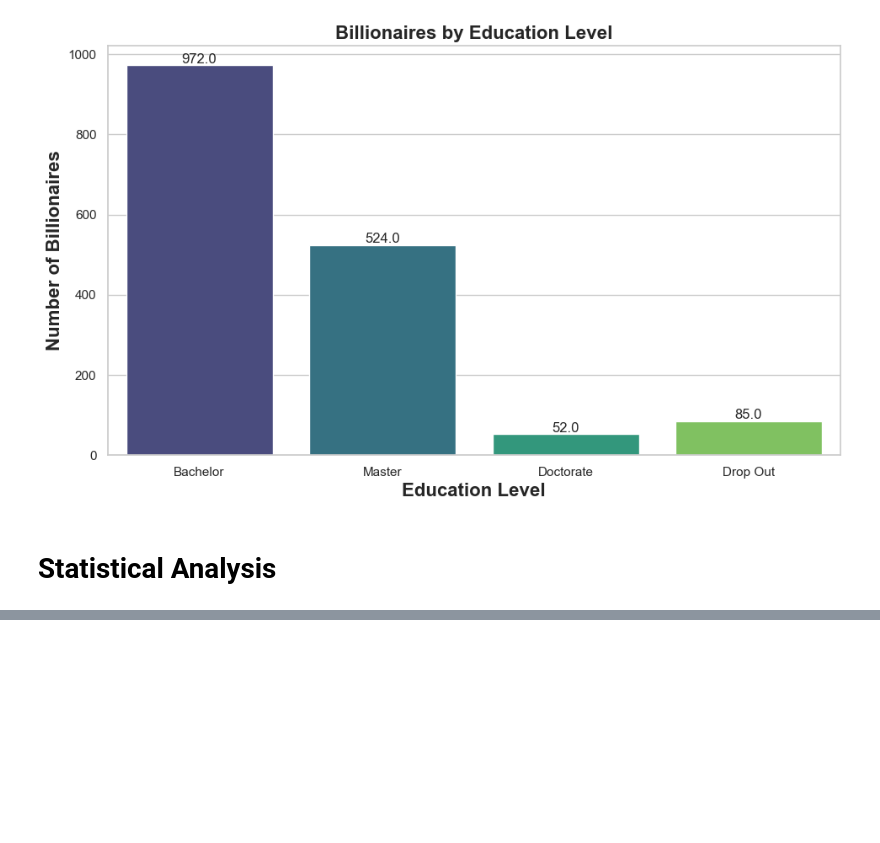
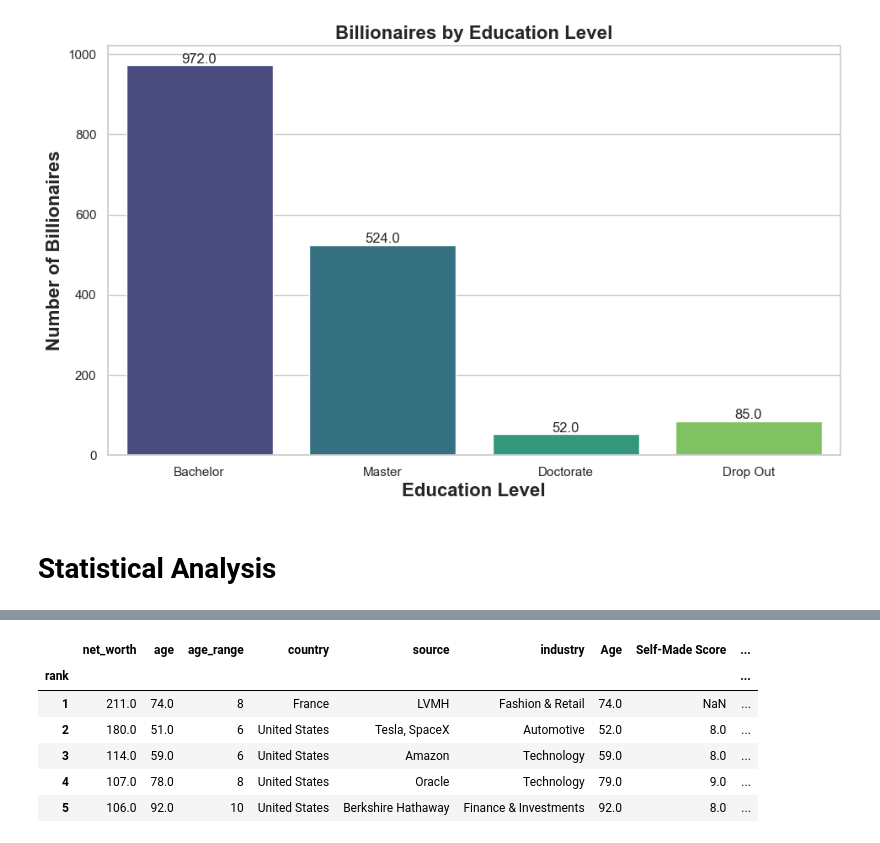
Before and after one commit to Spikes666/Data-Dive-3, a Jupyter notebook: main.ipynb, the cells around one changed output, grey strips where cells are left out. Saved outputs shown, nothing was run; the diff lists cells and outputs as text; code cells hidden in the pictures; blank space fills up the shorter version.

```diff
--- a/main.ipynb
+++ b/main.ipynb
@@ -287,0 +300,19 @@ plt.show()
+# %%
+# Second - Select categorical variables to convert to dummies and drop the rest
+
+# Get a list of object-type columns
+object_columns = df_stats.select_dtypes(include=['object']).columns.tolist()
+
+# Print the list of object-type columns
+print("Object-type columns:", object_columns)
+
+# Print the count of unique entries in each object-type column
+for column in object_columns:
+    unique_count = df_stats[column].nunique()
+    print(f"Column '{column}' has {unique_count} unique entries.")
+
+# Create droplist
+drop_list = ['name','forbes_id','Source of Wealth','Residence','Education']
+
+# Drop droplist
+df_stats = df_stats.drop(drop_list, axis=1)
@@ -287,0 +331,10 @@ plt.show()
+# %%
+df_stats.head()
+# %% [output]
+|  | net_worth | age | age_range | country | source | industry | Age | Self-Made Score | ... |
+| rank |  |  |  |  |  |  |  |  | ... |
+| 1 | 211.0 | 74.0 | 8 | France | LVMH | Fashion & Retail | 74.0 | NaN | ... |
+| 2 | 180.0 | 51.0 | 6 | United States | Tesla, SpaceX | Automotive | 52.0 | 8.0 | ... |
+| 3 | 114.0 | 59.0 | 6 | United States | Amazon | Technology | 59.0 | 8.0 | ... |
+| 4 | 107.0 | 78.0 | 8 | United States | Oracle | Technology | 79.0 | 9.0 | ... |
+| 5 | 106.0 | 92.0 | 10 | United States | Berkshire Hathaway | Finance & Investments | 92.0 | 8.0 | ... |
```
Also changed, not shown: parts of 9 cells of this notebook.
